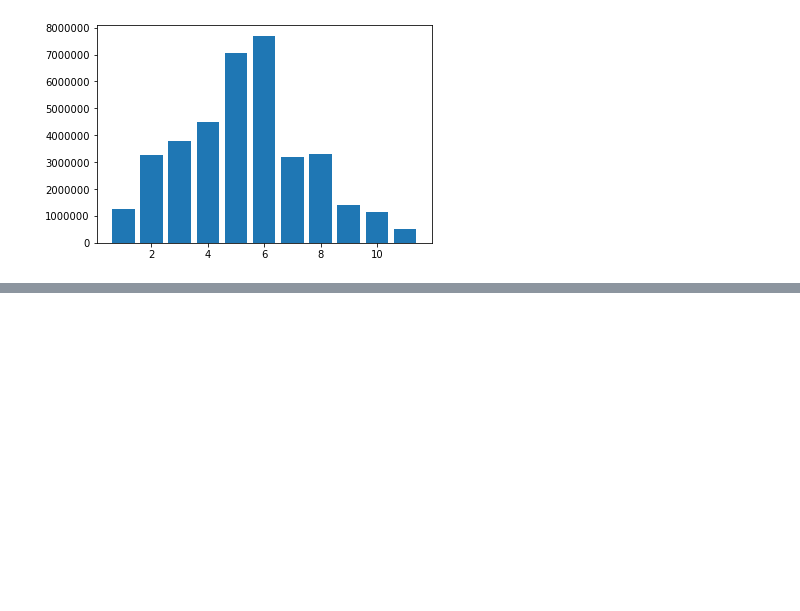
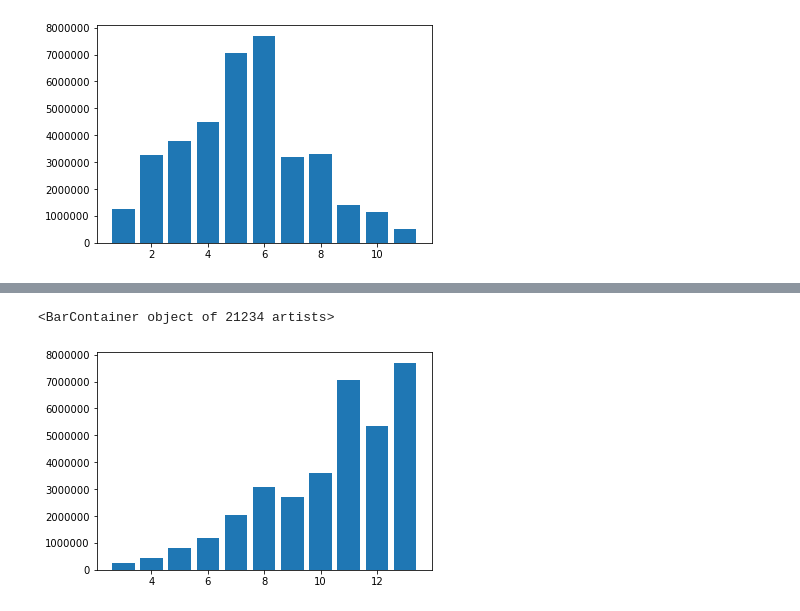
Before and after one commit to Maltanno/Phase2_Project, a Jupyter notebook: Data_Analysis.ipynb, the cells around one changed output, grey strips where cells are left out. Saved outputs shown, nothing was run; the diff lists cells and outputs as text; code cells hidden in the pictures; blank space fills up the shorter version.

```diff
--- a/Data_Analysis.ipynb
+++ b/Data_Analysis.ipynb
@@ -323,0 +327,5 @@ plt.bar(data.bedrooms, data.price)
+# %%
+plt.bar(data.grade, data.price)
+# %% [output]
+<BarContainer object of 21234 artists>
+[figure, added]
```
Also changed, not shown: parts of 1 cell of this notebook.
